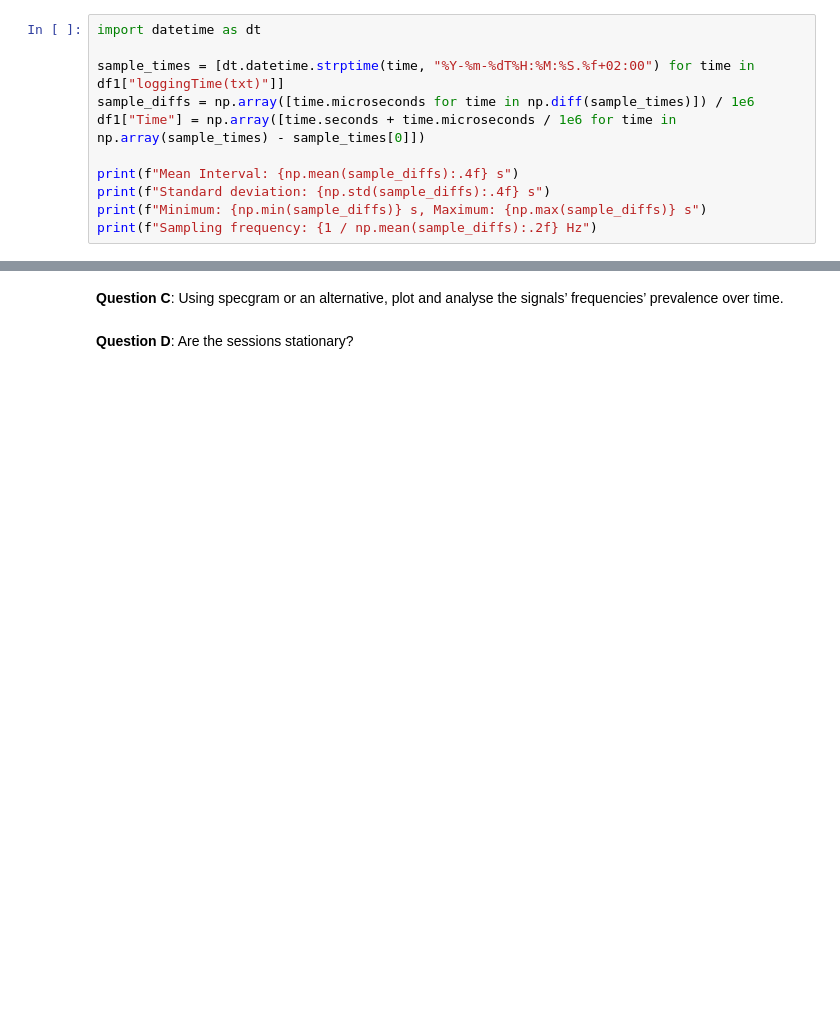
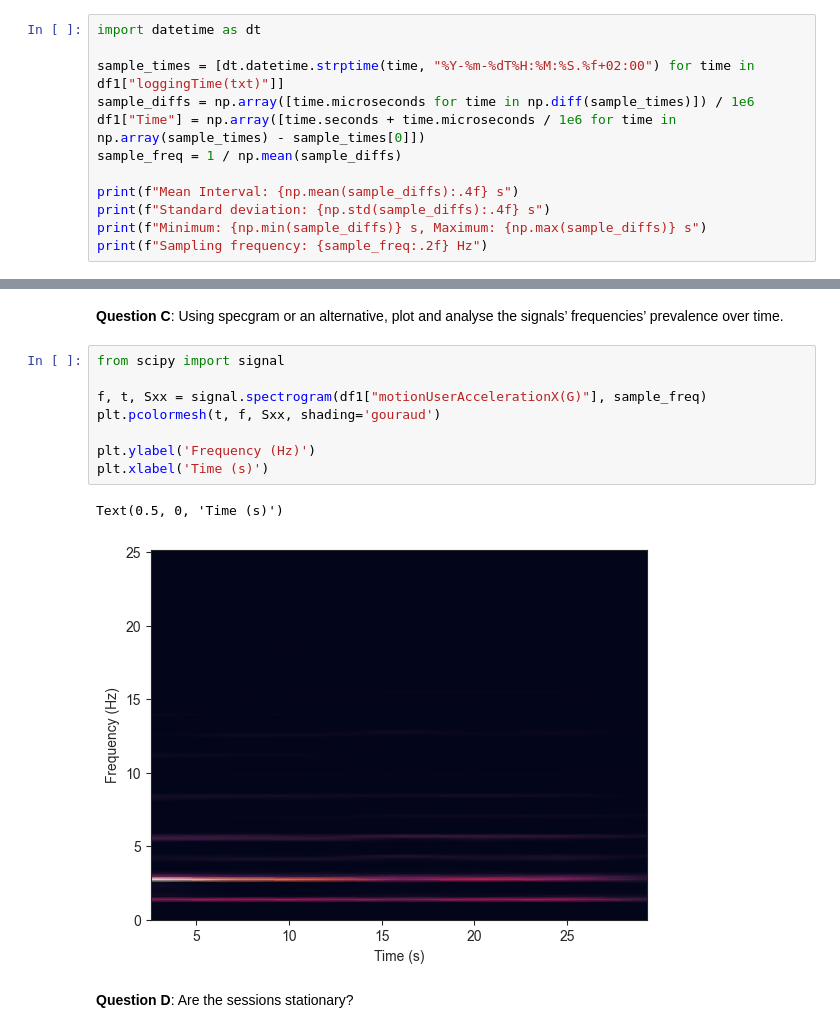
Before and after one commit to RiboRings/WatchAccelerometer, a Jupyter notebook: report.ipynb, the cells around one changed output, grey strips where cells are left out. Drawn from its saved outputs; the diff is of its cells as text; blank space fills up the shorter version.

Commit message:
Add spectrogram and comments

```diff
--- a/report.ipynb
+++ b/report.ipynb
@@ -90,11 +90,12 @@ import datetime as dt
 sample_times = [dt.datetime.strptime(time, "%Y-%m-%dT%H:%M:%S.%f+02:00") for time in df1["loggingTime(txt)"]]
 sample_diffs = np.array([time.microseconds for time in np.diff(sample_times)]) / 1e6
 df1["Time"] = np.array([time.seconds + time.microseconds / 1e6 for time in np.array(sample_times) - sample_times[0]])
+sample_freq = 1 / np.mean(sample_diffs)
 
 print(f"Mean Interval: {np.mean(sample_diffs):.4f} s")
 print(f"Standard deviation: {np.std(sample_diffs):.4f} s")
 print(f"Minimum: {np.min(sample_diffs)} s, Maximum: {np.max(sample_diffs)} s")
-print(f"Sampling frequency: {1 / np.mean(sample_diffs):.2f} Hz")
+print(f"Sampling frequency: {sample_freq:.2f} Hz")
 # %% [output]
 Mean Interval: 0.0199 s
 Standard deviation: 0.0014 s
@@ -206,6 +214,17 @@ plt.tight_layout()
 [figure]
 # %% [markdown]
 **Question C**: Using specgram or an alternative, plot and analyse the signals’ frequencies’ prevalence over time.
+# %%
+from scipy import signal
+
+f, t, Sxx = signal.spectrogram(df1["motionUserAccelerationX(G)"], sample_freq)
+plt.pcolormesh(t, f, Sxx, shading='gouraud')
+
+plt.ylabel('Frequency (Hz)')
+plt.xlabel('Time (s)')
+# %% [output]
+Text(0.5, 0, 'Time (s)')
+[figure, added]
 # %% [markdown]
 **Question D**: Are the sessions stationary?
 # %% [markdown]
```
Also changed, not shown: parts of 4 cells of this notebook.
